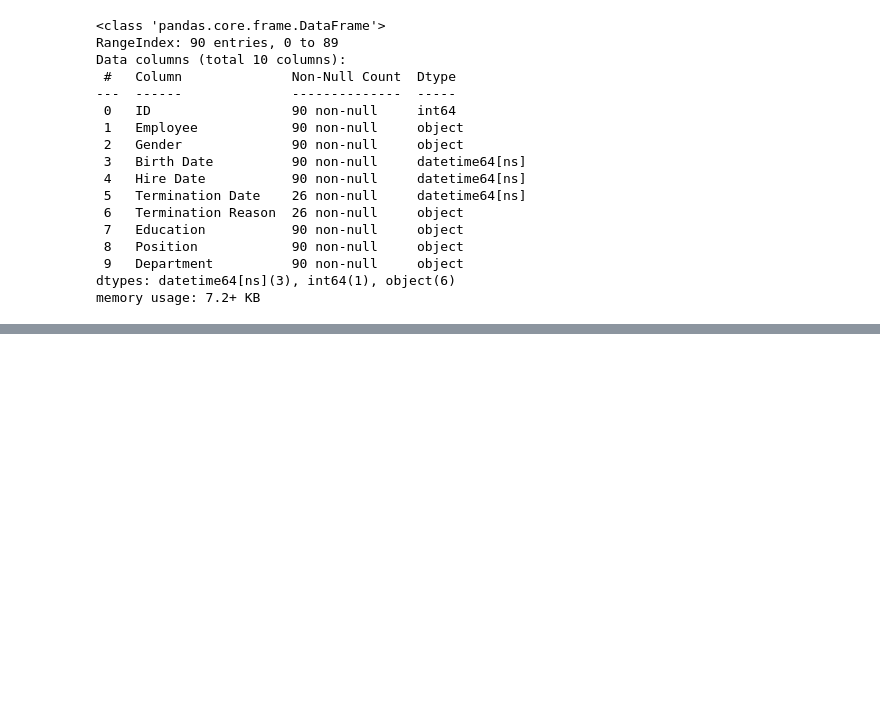
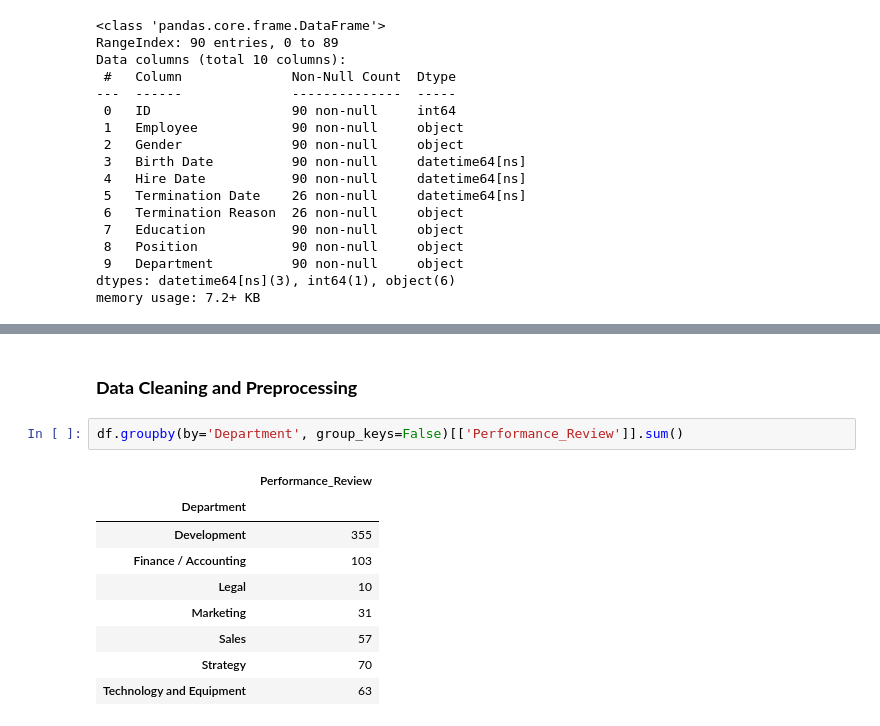
Before and after one commit to arduinto/HRAnalytics, a Jupyter notebook: KPIAnalytics.ipynb, the cells around one changed output, grey strips where cells are left out. Saved outputs shown, nothing was run; the diff lists cells and outputs as text; blank space fills up the shorter version.

```diff
--- a/KPIAnalytics.ipynb
+++ b/KPIAnalytics.ipynb
@@ -198,0 +238,14 @@ memory usage: 7.2+ KB
+# %% [markdown]
+### __Data Cleaning and Preprocessing__
+# %%
+df.groupby(by='Department', group_keys=False)[['Performance_Review']].sum()
+# %% [output]
+|  | Performance_Review |
+| Department |  |
+| Development | 355 |
+| Finance / Accounting | 103 |
+| Legal | 10 |
+| Marketing | 31 |
+| Sales | 57 |
+| Strategy | 70 |
+| Technology and Equipment | 63 |
```
Also changed, not shown: parts of 5 cells of this notebook.
